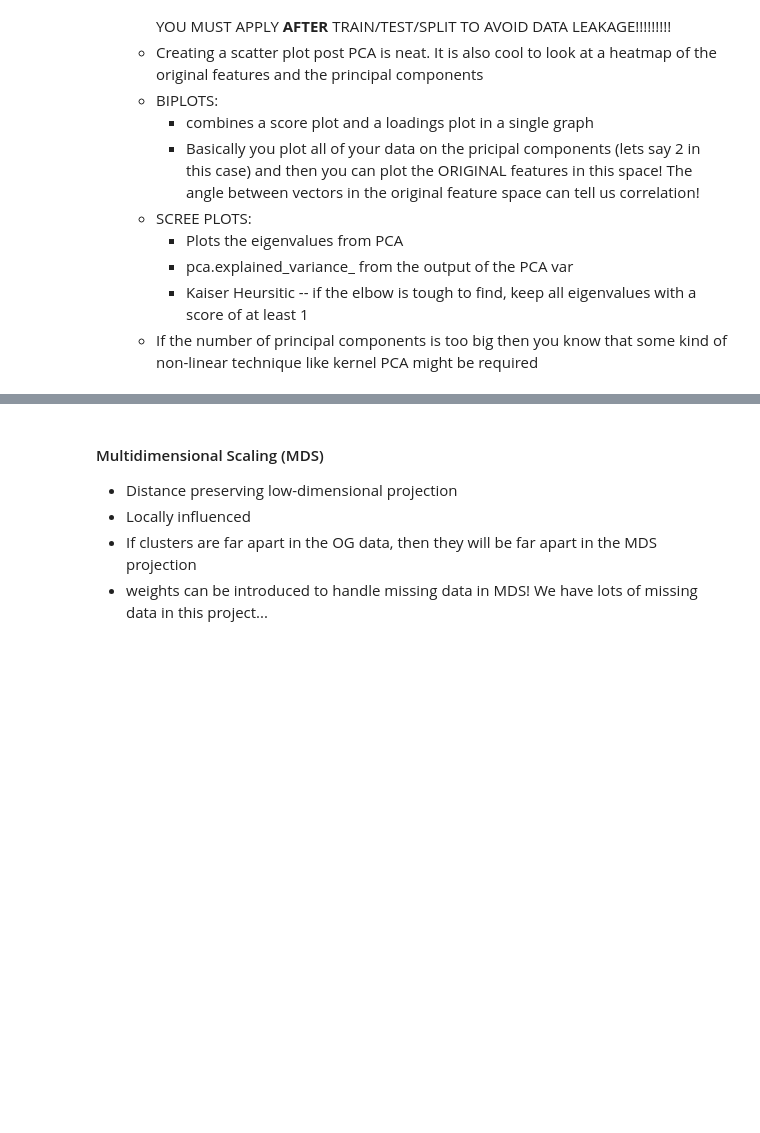
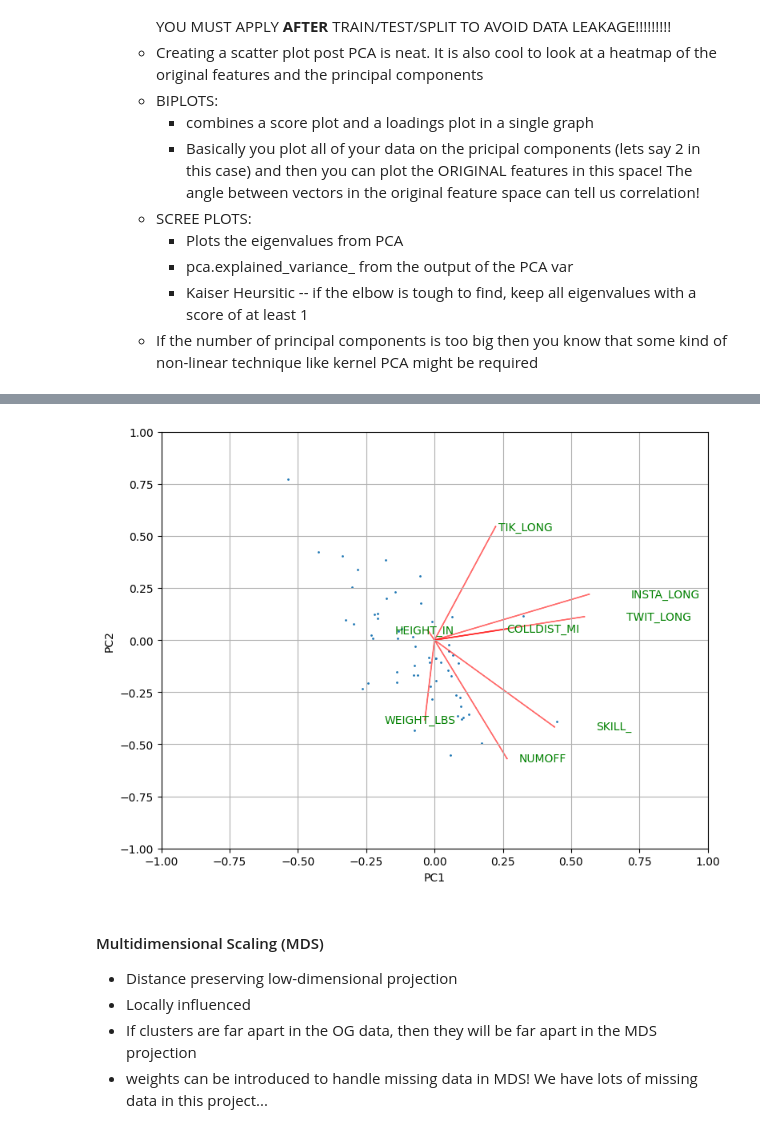
Before and after one commit to mvizzini951/MS2_NIL, a Jupyter notebook: unsupervised.ipynb, the cells around one changed output, grey strips where cells are left out. Saved outputs shown, nothing was run; the diff lists cells and outputs as text; code cells hidden in the pictures; blank space fills up the shorter version.

```diff
--- a/unsupervised.ipynb
+++ b/unsupervised.ipynb
@@ -93,6 +128,12 @@ def custom_BiPlot(X_train):
         :: Output(s) ::
         :: Explaination of Function ::
     """
+    # We need to reduce the columns of this dataframe down to only those columns that are non-categorical!
+    # For now I can just implement within this fucntion but maybe this will be part of the data cleaning later on?
+    cols2Keep = ['NUMOFF', 'HEIGHT_IN', 'WEIGHT_LBS', 'SKILL_', 'COLLDIST_MI',
+                 'INSTA_LONG', 'TWIT_LONG', 'TIK_LONG']
+
+    X_train = X_train[cols2Keep]
 
     # Normalize the data prior to performing PCA!
     # This is crucial as we do not want magnitude of a feature to play a role
@@ -110,7 +151,43 @@ def custom_BiPlot(X_train):
 
     # X = pca.components_[i,0]
     # Y = pca.components_[i,1]
+
+    coeff = np.transpose(pca.components_[0:2, :])
+    maxdim = 8
+
+    xs = X_pca[:,0]
+    ys = X_pca[:,1]
+
+    n = min(coeff.shape[0], maxdim)
+    scalex = 2.0 / (xs.max() - xs.min())
+    scaley = 2.0 / (ys.max() - ys.min())
+    text_scale_factor = 1.5
+
+    plt.figure(figsize=(8, 6))
+    plt.scatter(xs * scalex, ys * scaley, s=1)
+
+    for i in range(n):
+        plt.arrow(0,0,coeff[i,0],coeff[i,1],color='red',alpha=0.5)
+        plt.text(
+            coeff[i,0] * text_scale_factor,
+            coeff[i,1],
+            cols2Keep[i],
+            color='g',
+            ha='center',
+            va='center'
+        )
+    plt.xlim(-1,1)
+    plt.ylim(-1,1)
+    plt.xlabel('PC1')
+    plt.ylabel('PC2')
+    plt.grid()
+    plt.tight_layout()
+    plt.show()
     return None
+# %%
+custom_BiPlot(X_train)
+# %% [output]
+[figure, added]
 # %% [markdown]
 #### Multidimensional Scaling (MDS)
 
```
Also changed, not shown: parts of 5 cells of this notebook.
